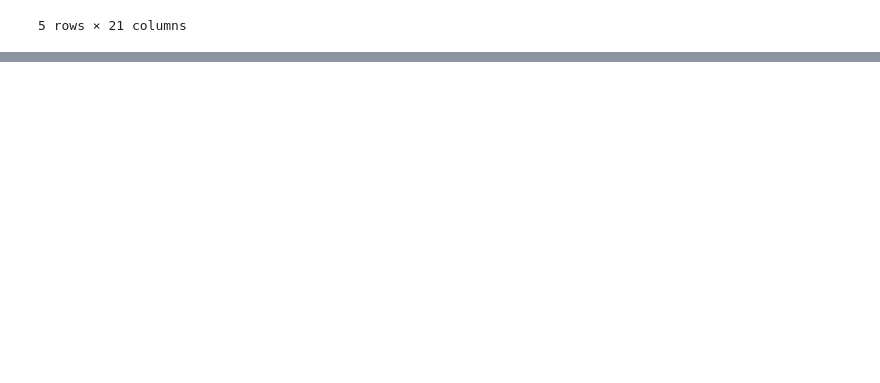
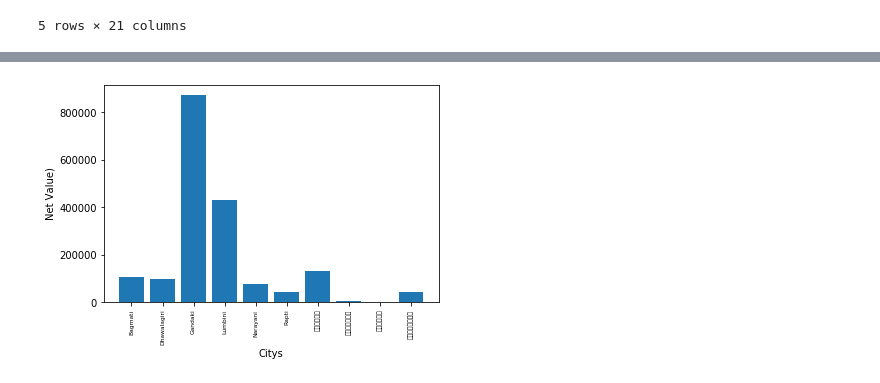
Before and after one commit to rockyaanup/detail-sales, a Jupyter notebook: final report.ipynb, the cells around one changed output, grey strips where cells are left out. Drawn from its saved outputs; the diff is of its cells as text; code cells hidden in the pictures; blank space fills up the shorter version.

```diff
--- a/final report.ipynb
+++ b/final report.ipynb
@@ -74,0 +145,3 @@ all_data1.head()
+# %%
+all_data1 =pd.read_excel("all_data1.xlsx")
+all_data1.head()
@@ -74,0 +156,3 @@ all_data1.head()
+# %%
+results = all_data1.groupby('City').sum()
+results
@@ -74,0 +172,13 @@ all_data1.head()
+# %%
+import matplotlib.pyplot as plt
+##Distributors = all_data1['Distributor'].unique()
+Citys = [City for City, df in all_data1.groupby("City")]
+
+plt.bar(Citys, results['Net Value'])
+plt.xticks(Citys, rotation='vertical', size=6)
+plt.ylabel('Net Value)')
+plt.xlabel('Citys')
+plt.savefig("image2.png",bbox_inches="tight", dpi = 500)
+plt.show()
+# %% [output]
+[figure, added]
```
Also changed, not shown: parts of 6 cells of this notebook, 5 other files.
